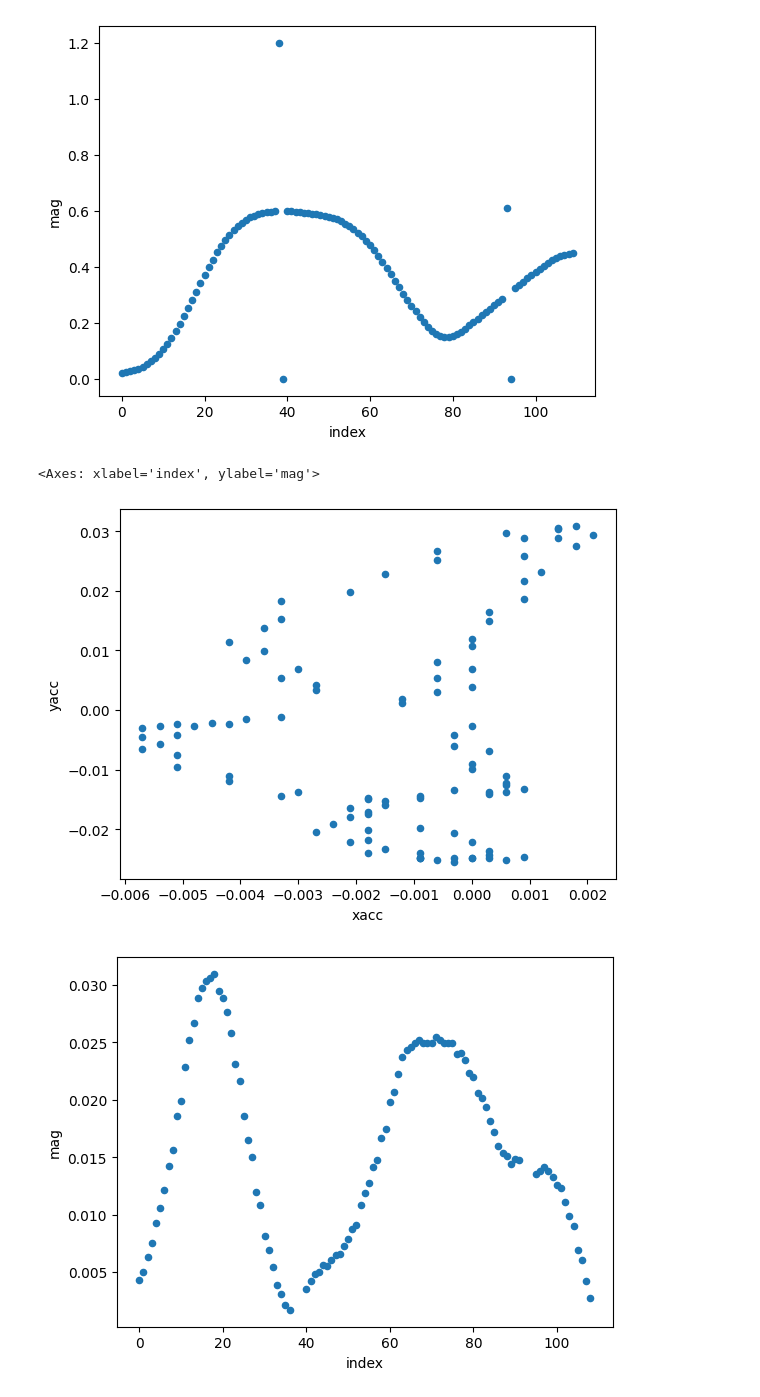
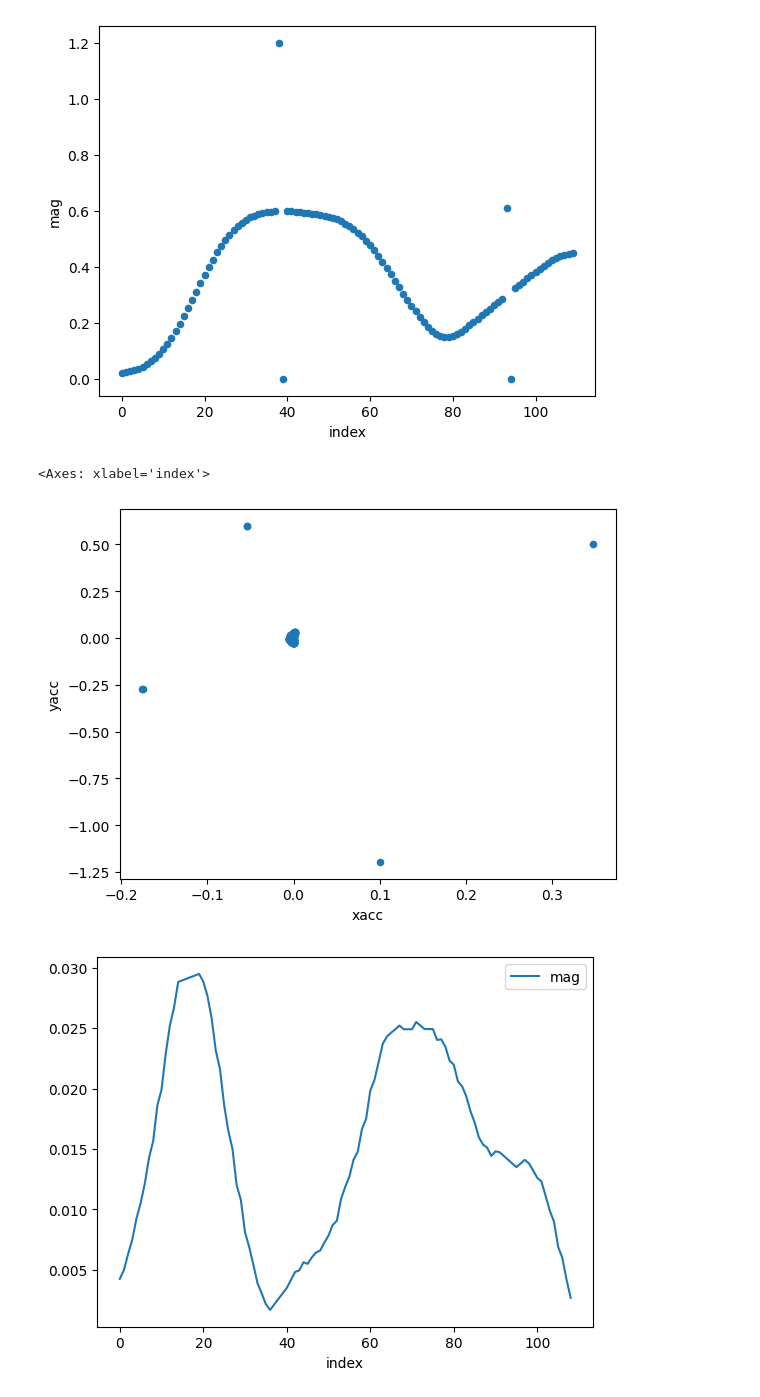
Before and after one commit to MattTokunaga/SMTDataChallenge2024, a Jupyter notebook: playground.ipynb, the cells around one changed output. Cells and saved outputs as stored; diff of their text form; code cells hidden in the pictures.

```diff
--- a/playground.ipynb
+++ b/playground.ipynb
@@ -495,19 +495,21 @@ veldf.plot(kind = "scatter", x = "index", y = "mag")
 # %%
 acc = []
 for i in range(len(vel)-1):
     accvec = (vel[i+1][0] - vel[i][0], vel[i+1][1]-vel[i][1])
     acc.append((accvec[0], accvec[1], (accvec[0]**2 + accvec[1]**2)**.5))
 accdf = pd.DataFrame(columns= ["xacc", "yacc", "mag"], data  = acc)
-accdf = accdf[
-    (accdf["xacc"] < .05) &
-    (accdf["xacc"] > -.05) &
-    (accdf["yacc"] > -.2) &
-    (accdf["yacc"] < .2)
-]
+# accdf = accdf[
+#     (accdf["xacc"] < .05) &
+#     (accdf["xacc"] > -.05) &
+#     (accdf["yacc"] > -.2) &
+#     (accdf["yacc"] < .2)
+# ]
 accdf.plot(kind = "scatter", x = "xacc", y = "yacc")
 accdf = accdf.reset_index()
-accdf.plot(kind = "scatter", x = "index", y = "mag")
+accdf = accdf.sort_values("mag").iloc[:-10]
+accdf = accdf.sort_values("index")
+accdf.plot(kind = "line", x = "index", y = "mag")
 # %% [output]
-<Axes: xlabel='index', ylabel='mag'>
+<Axes: xlabel='index'>
-[figure, old version]
+[figure, new version]
-[figure, old version]
+[figure, new version]
```
Also changed, not shown: parts of 12 cells of this notebook, 3 other files.
